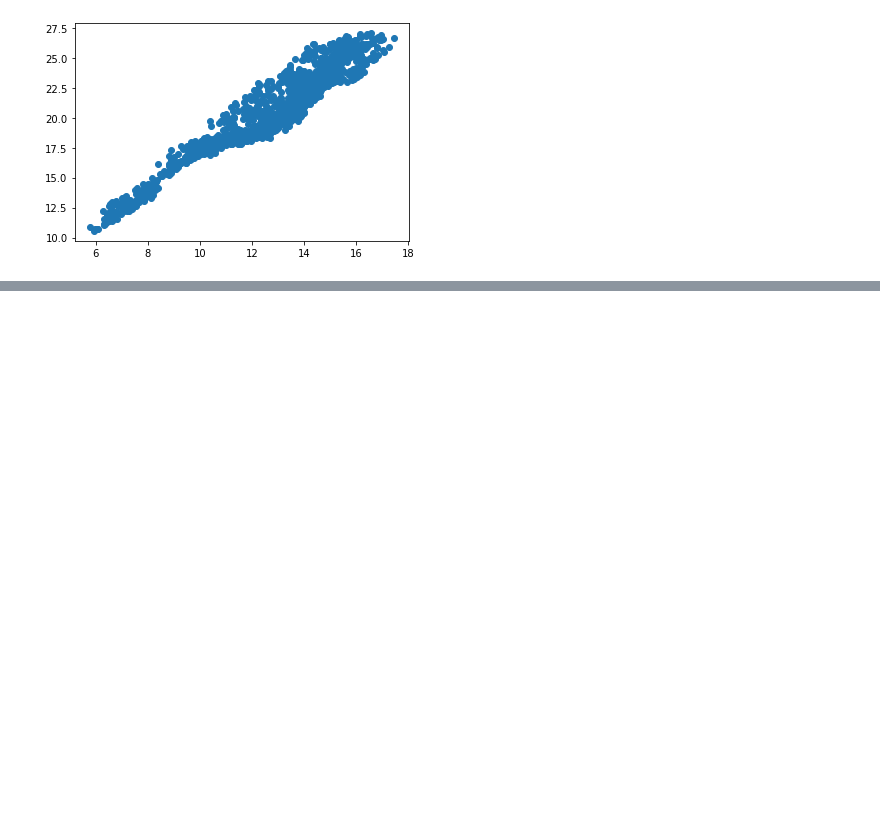
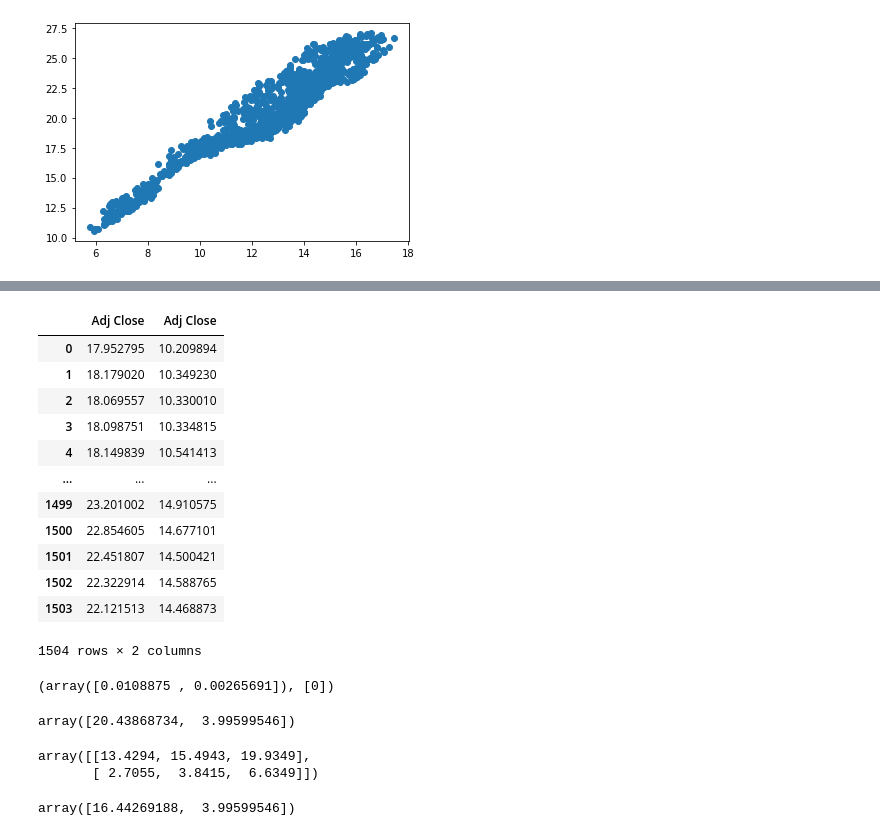
Before and after one commit to mingqook/Finance_ML, a Jupyter notebook: Algorithm_trading_ch2.ipynb, the cells around one changed output, grey strips where cells are left out. Saved outputs shown, nothing was run; the diff lists cells and outputs as text; code cells hidden in the pictures; blank space fills up the shorter version.

```diff
--- a/Algorithm_trading_ch2.ipynb
+++ b/Algorithm_trading_ch2.ipynb
@@ -207,0 +394,22 @@ plt.scatter(df_ewa_ewc['ewa'], df_ewa_ewc['ewc'])
+# %%
+data = pd.concat([df_ewc_data.reset_index()['Adj Close'], df_ewa_data.reset_index()['Adj Close']], axis = 1)
+# %%
+data
+# %% [output]
+|  | Adj Close | Adj Close |
+| 0 | 17.952795 | 10.209894 |
+| 1 | 18.179020 | 10.349230 |
+| 2 | 18.069557 | 10.330010 |
+| 3 | 18.098751 | 10.334815 |
+| 4 | 18.149839 | 10.541413 |
+| ... | ... | ... |
+| 1499 | 23.201002 | 14.910575 |
+| 1500 | 22.854605 | 14.677101 |
+| 1501 | 22.451807 | 14.500421 |
+| 1502 | 22.322914 | 14.588765 |
+| 1503 | 22.121513 | 14.468873 |
+1504 rows × 2 columns
+# %%
+johansen(data, 1)
+# %% [output]
+(array([0.0108875 , 0.00265691]), [0])
@@ -207,0 +420,16 @@ plt.scatter(df_ewa_ewc['ewa'], df_ewa_ewc['ewc'])
+# %%
+#### joahnsen test trace statistic
+j.trace_stat
+# %% [output]
+array([20.43868734,  3.99599546])
+# %%
+#### joahnsen test trace statistic critical value(90%, 95%, 99%)
+j.trace_stat_crit_vals
+# %% [output]
+array([[13.4294, 15.4943, 19.9349],
+       [ 2.7055,  3.8415,  6.6349]])
+# %%
+#### joahnsen test eigen statistic
+j.max_eig_stat
+# %% [output]
+array([16.44269188,  3.99599546])
```
Also changed, not shown: parts of 23 cells of this notebook.
